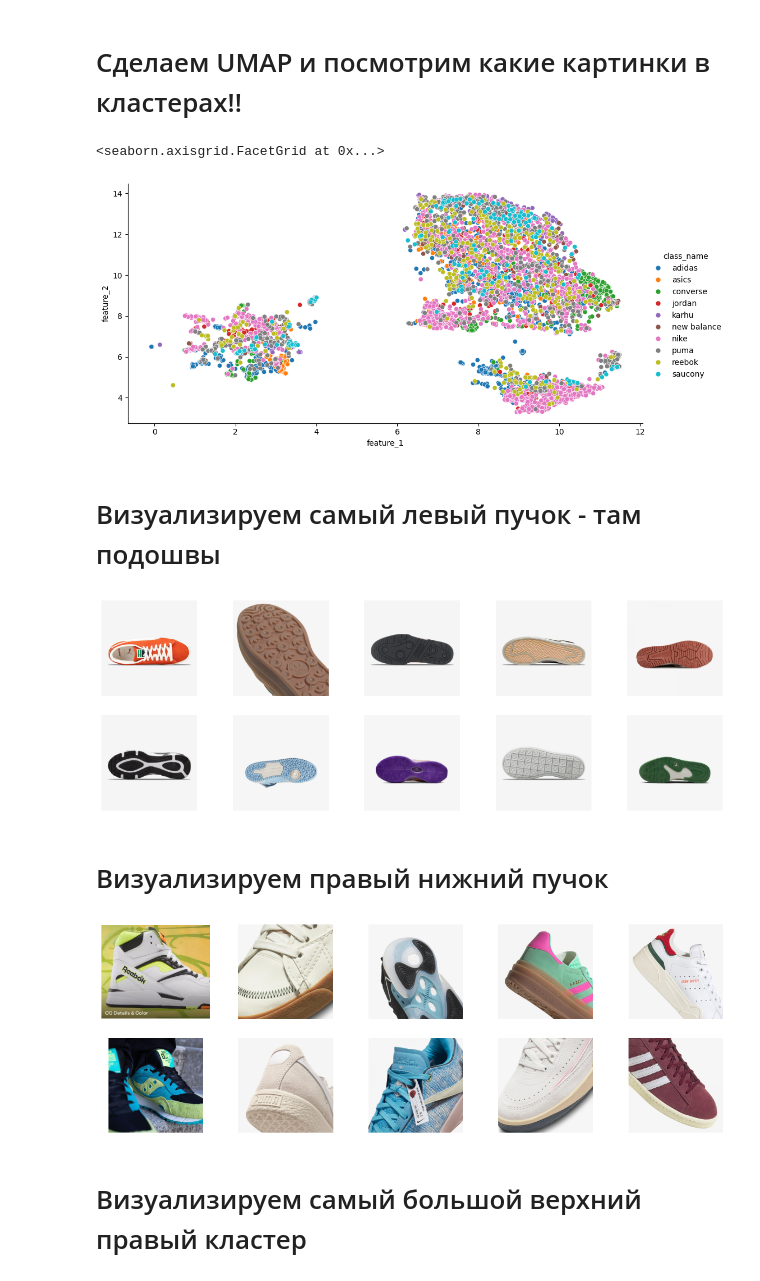
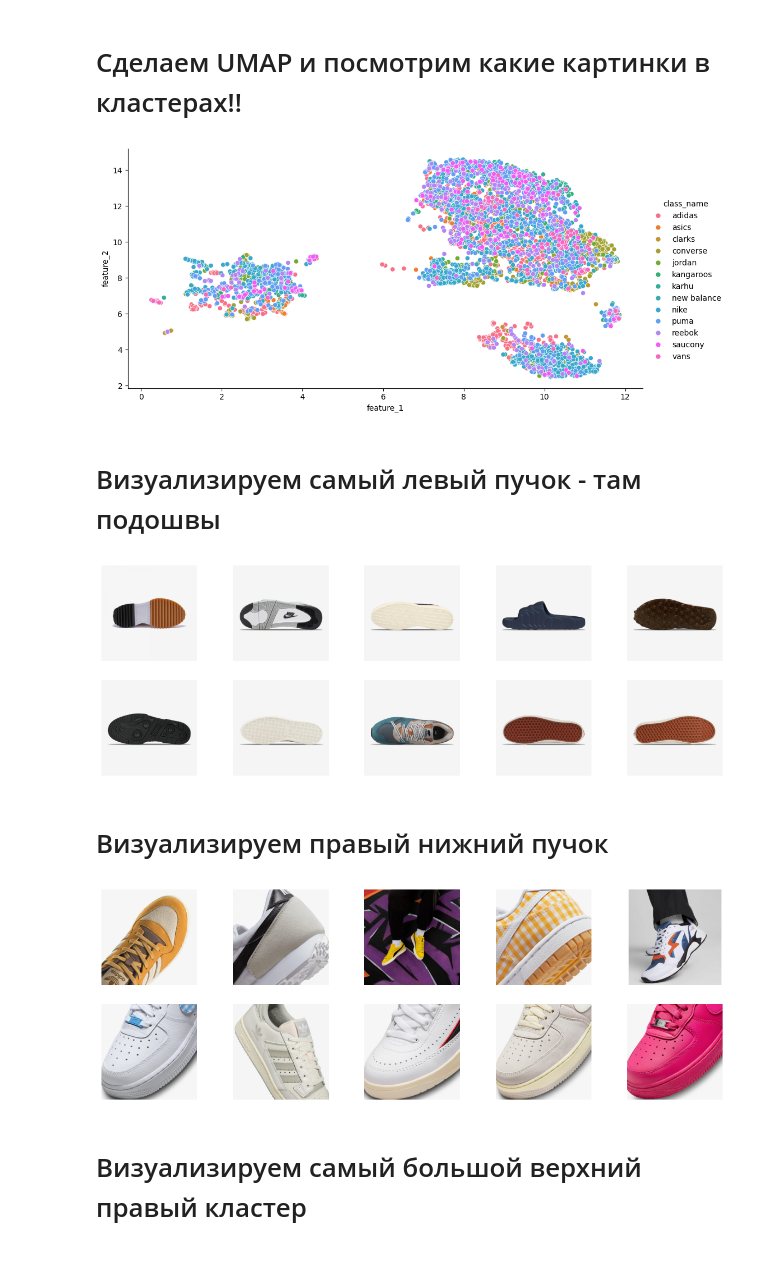
Before and after one commit to miem-refugees/sneakers-ml, a Jupyter notebook: notebooks/eda/resnet-embedding-eda.ipynb, the cells around one changed output. Saved outputs shown, nothing was run; the diff lists cells and outputs as text; code cells hidden in the pictures.

Commit message:
Added filtered splits

```diff
--- a/notebooks/eda/resnet-embedding-eda.ipynb
+++ b/notebooks/eda/resnet-embedding-eda.ipynb
@@ -1,10 +1,11 @@
 # %%
 import os
+import warnings
 
 import matplotlib.pyplot as plt
 import numpy as np
-import pandas as pd
 import seaborn as sns
+from hydra import compose, initialize
 from matplotlib.image import imread
 from PIL import Image
 from sklearn.decomposition import PCA, TruncatedSVD
@@ -12,4 +13,11 @@ from sklearn.manifold import TSNE
 from sklearn.metrics.pairwise import cosine_similarity
 from umap import UMAP
 
-from sneakers_ml.features.features import load_features
+from sneakers_ml.data.split import create_dataframe
+from sneakers_ml.features.resnet152 import ResNet152Features
+
+warnings.filterwarnings("ignore")
+
+with initialize(version_base=None, config_path="../../config", job_name="resnet-eda"):
+    cfg = compose(config_name="config")
+    features_class = ResNet152Features(cfg.features.resnet152.config, cfg.data)
@@ -27,7 +24,7 @@ def create_dataset(features_, classes_, idx_to_class, images_) -> pd.DataFrame:
 # %% [markdown]
 # Получение эмбеддингов resnet для картинок по брендам
 # %%
-features, classes, class_to_idx = load_features("data/features/brands-classification/resnet.pickle")
+features, classes, class_to_idx = features_class._load_features(features_class.config.splits.full)
 # %%
 idx_to_class = {v: k for k, v in class_to_idx.items()}
 classes_idx = classes[:, 1]
@@ -65,17 +60,16 @@ sns.relplot(data=dataframe, x="feature_1", y="feature_2", hue="class_name", aspe
 # %% [markdown]
 # Сделаем UMAP и посмотрим какие картинки в кластерах!!
 # %%
-umap_model = UMAP(n_components=2, n_jobs=-1)
+umap_model = UMAP(n_components=2, n_jobs=-1, random_state=42)
 umap_embeddings = umap_model.fit_transform(features)
-dataframe = create_dataset(umap_embeddings, classes_idx, idx_to_class, images_idx)
-sns.relplot(data=dataframe, x="feature_1", y="feature_2", hue="class_name", aspect=2)
+plot_dataset(umap_embeddings)
 # %% [output]
-<seaborn.axisgrid.FacetGrid at 0x...>
-[figure, old version]
+[figure, new version]
 # %% [markdown]
 # Визуализируем самый левый пучок - там подошвы
 # %%
-images = dataframe[dataframe["feature_1"] <= 6]["image"].sample(10).to_list()
+dataframe = create_dataframe(umap_embeddings, classes_idx, idx_to_class, images_idx)
+images = dataframe[dataframe["feature_1"] <= 5.5]["image"].sample(10).to_list()
 
 fig, axes = plt.subplots(2, 5, figsize=(15, 5))
 
@@ -86,22 +80,22 @@ for idx, ax in enumerate(axes.flatten()):
 
 plt.show()
 # %% [output]
-[figure, old version]
+[figure, new version]
 # %% [markdown]
 # Визуализируем правый нижний пучок
 # %%
-images = dataframe[(dataframe["feature_1"] >= 6) & (dataframe["feature_2"] <= 7)]["image"].sample(10).tolist()
+images = dataframe[(dataframe["feature_1"] >= 8) & (dataframe["feature_2"] <= 7)]["image"].sample(10).tolist()
 
 fig, axes = plt.subplots(2, 5, figsize=(15, 5))
 
 for idx, ax in enumerate(axes.flatten()):
     image = imread(images[idx])
     ax.imshow(image)
     ax.axis("off")
 
 plt.show()
 # %% [output]
-[figure, old version]
+[figure, new version]
 # %% [markdown]
 # Визуализируем самый большой верхний правый кластер
 # %%
```
Also changed, not shown: parts of 8 cells of this notebook, 10 other files.
